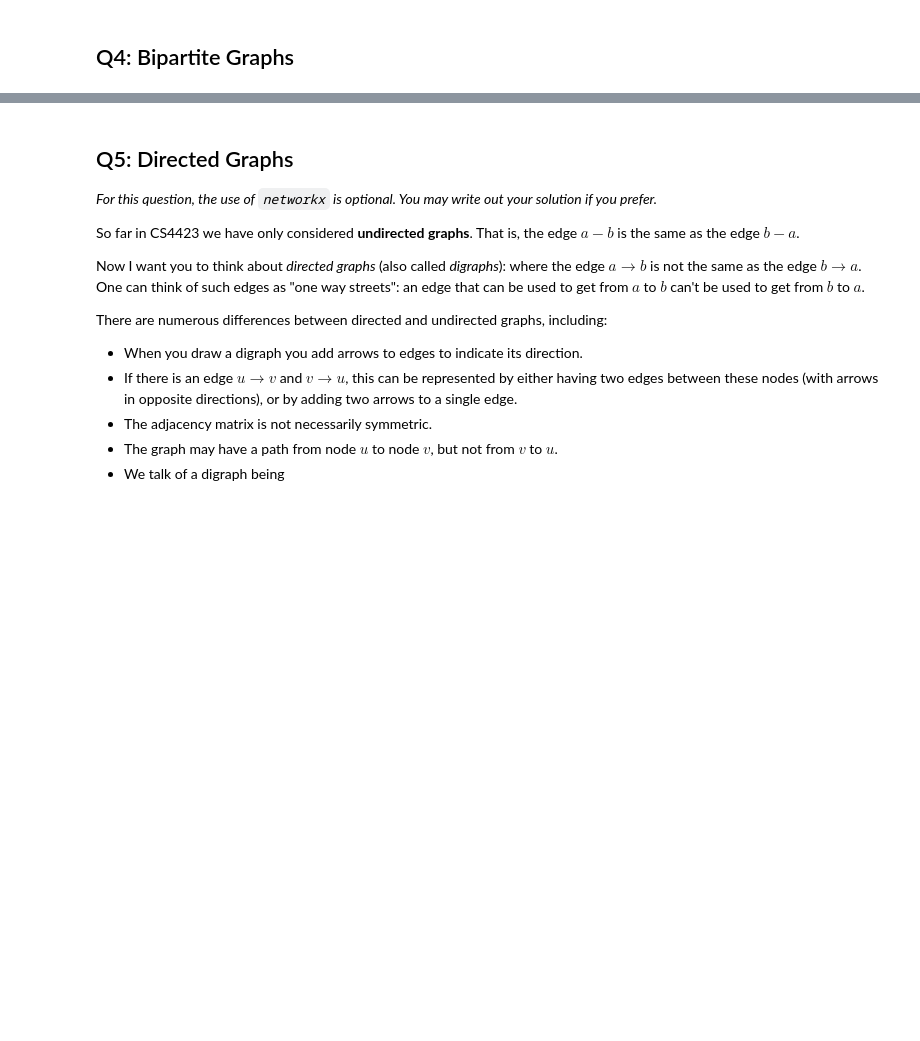
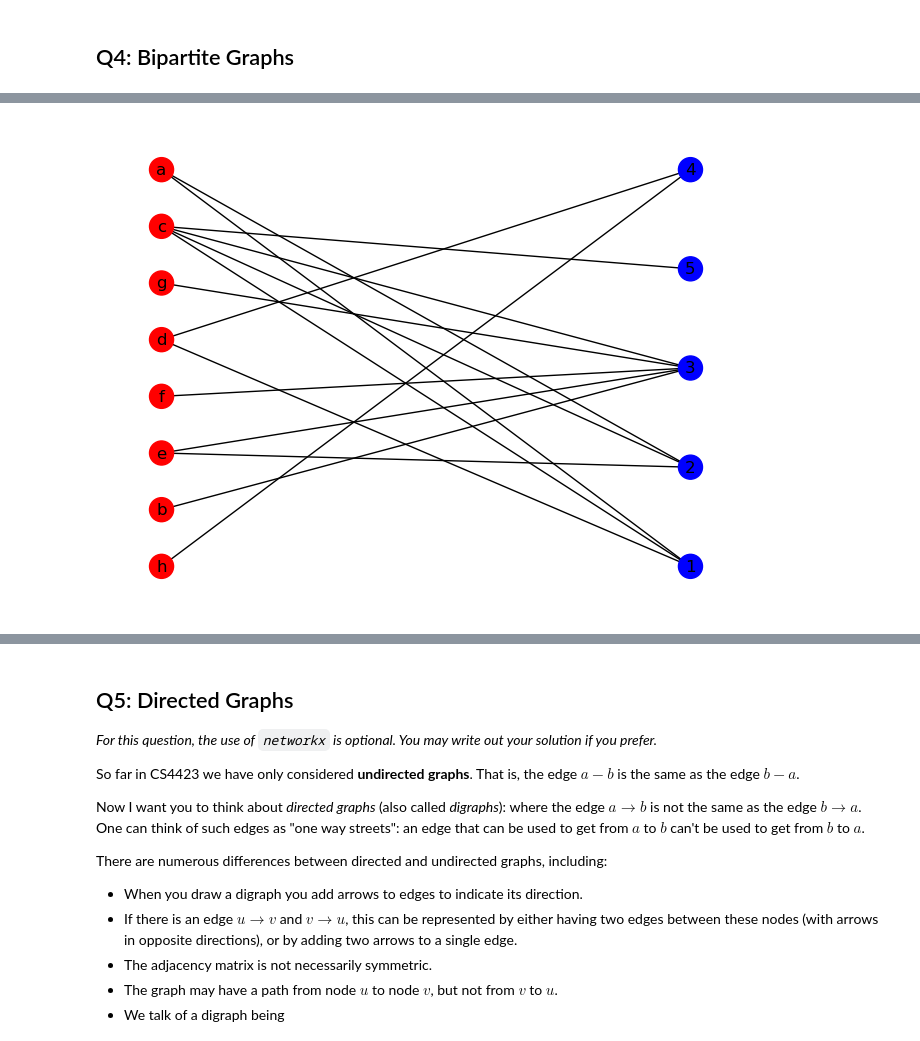
Before and after one commit to 0hAodha/uni, a Jupyter notebook: year4/semester2/CS4423/assignments/assignment1/CS4423-Assignment-1.ipynb, the cells around one changed output, grey strips where cells are left out. Cells and saved outputs as stored; diff of their text form; code cells hidden in the pictures; blank space fills up the shorter version.

```diff
--- a/year4/semester2/CS4423/assignments/assignment1/CS4423-Assignment-1.ipynb
+++ b/year4/semester2/CS4423/assignments/assignment1/CS4423-Assignment-1.ipynb
@@ -105,7 +163,16 @@ and five foci ("focal points" of interaction) labelled $1$ to $5$:
 2. Draw the projection on (just) the people, in which two people are joined by an edge if they have a common
    focus. (You can do this by hand, or in `networkx`.)
 # %%
-# 1. Making and drawing the grap
-### Give your answer in this cell. Add more cells if needed.
+G4 = nx.Graph()
+G4.add_edges_from([('a', 1), ('a', 2), ('b', 3), ('c', 1), ('c', 5), ('c', 3), ('c', 2), ('d', 1), ('d', 4), ('e', 3), ('e', 2), ('f', 3), ('g', 3), ('h', 4)])
+
+
+partition1, partition2 = nx.bipartite.sets(G4)
+nodes = list(G4.nodes())
+colours = ['r' if node in partition1 else 'b' for node in nodes]
+positions = nx.bipartite_layout(G4, partition1)
+nx.draw(G4, node_color=colours, pos=positions, with_labels=True)
+# %% [output]
+[figure, added]
 # %%
 # 2. Adjacency matrix
```
Also changed, not shown: parts of 15 cells of this notebook, 1 other file.
